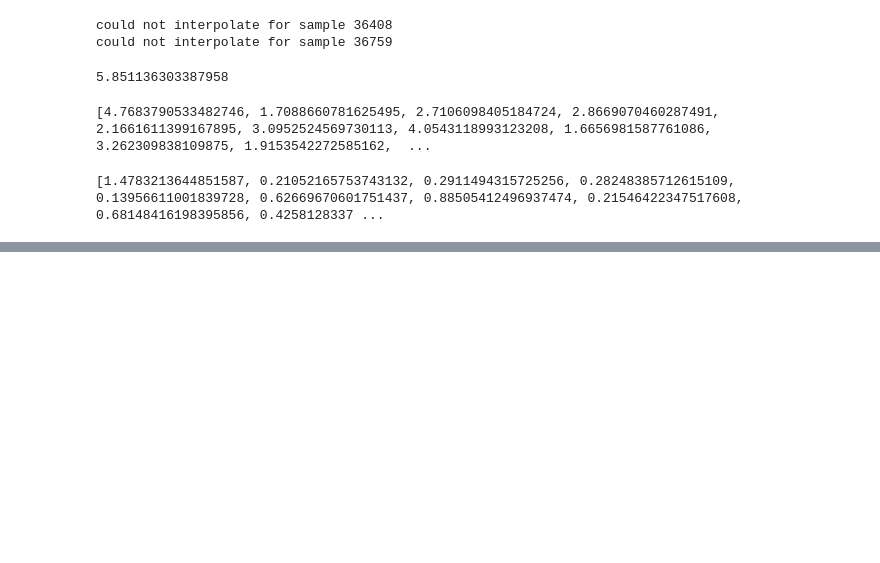
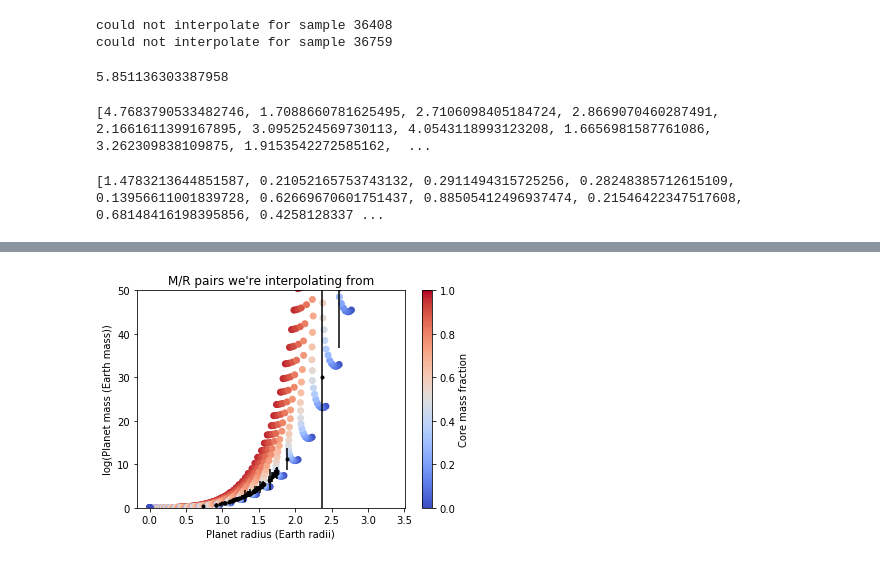
Before and after one commit to asmuzsoy/USPplanets, a Jupyter notebook: USPMassDistribution.ipynb, the cells around one changed output, grey strips where cells are left out. Drawn from its saved outputs; the diff is of its cells as text; code cells hidden in the pictures; blank space fills up the shorter version.

```diff
--- a/USPMassDistribution.ipynb
+++ b/USPMassDistribution.ipynb
@@ -185,0 +208,13 @@ print(eartherr)
+# %%
+cm = plt.cm.get_cmap('coolwarm')
+sc = plt.scatter(radsss, massss, c = cmfsss, vmin = 0., vmax = 1., cmap = cm)
+plt.plot(meanplanradband, meanearthmasses,'k.')
+plt.errorbar(meanplanradband, meanearthmasses, ls= 'none',yerr = eartherr, ecolor = 'k')
+plt.colorbar(sc, label = "Core mass fraction")
+plt.xlabel("Planet radius (Earth radii)")
+plt.ylabel("log(Planet mass (Earth mass))")
+plt.title("M/R pairs we're interpolating from")
+plt.ylim(0, 50)
+plt.show()
+# %% [output]
+[figure, added]
```
Also changed, not shown: parts of 4 cells of this notebook, 1 other file.
